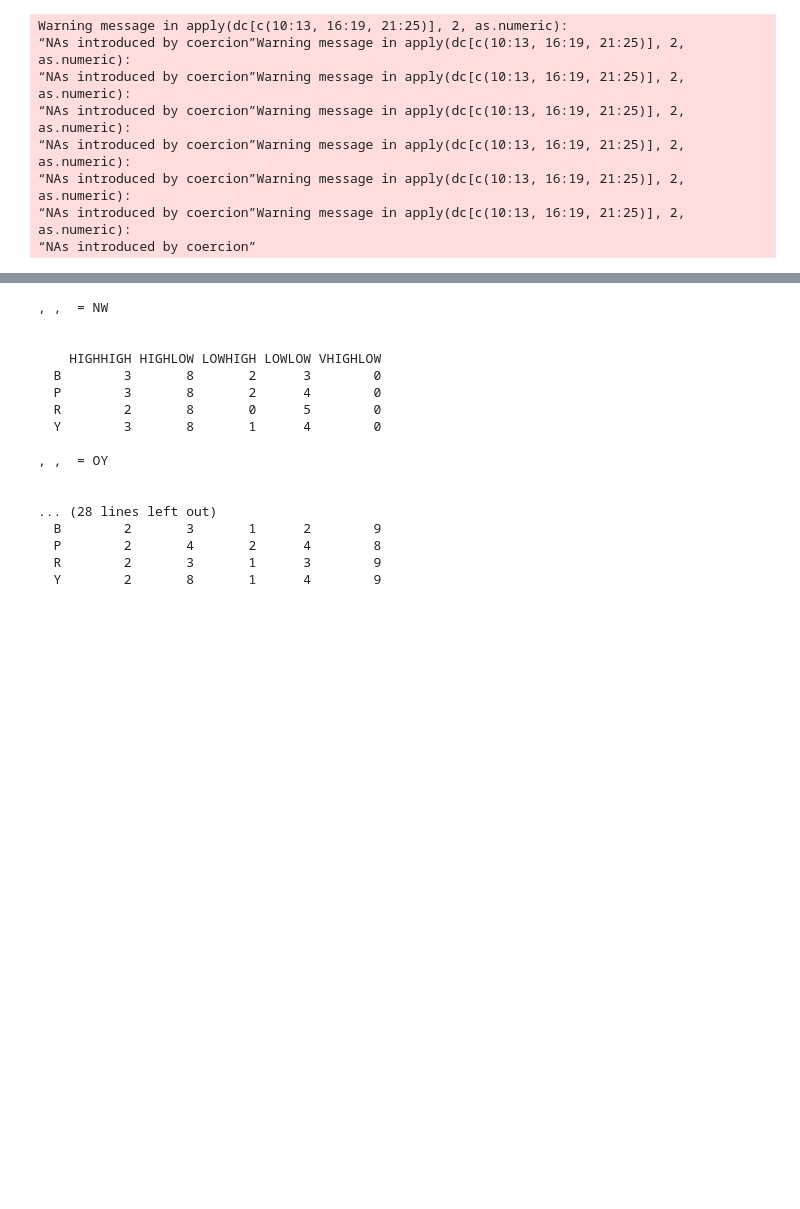
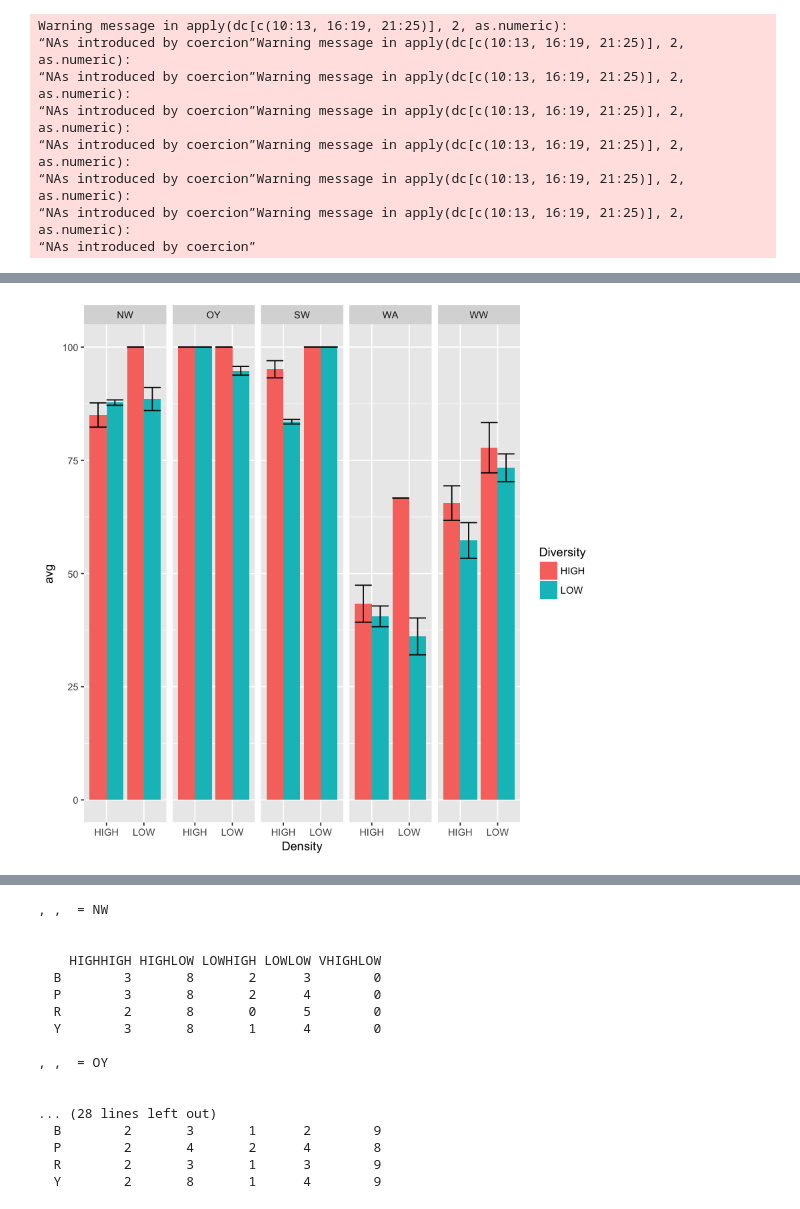
Before and after one commit to sagw/DE1, a Jupyter notebook: Size_RFTM_Prelim.ipynb, the cells around one changed output, grey strips where cells are left out. Drawn from its saved outputs; the diff is of its cells as text; code cells hidden in the pictures; blank space fills up the shorter version.

```diff
--- a/Size_RFTM_Prelim.ipynb
+++ b/Size_RFTM_Prelim.ipynb
@@ -99,0 +146,10 @@ table(cvG3$Color, cvG3$Treatment, cvG3$Site)
+# %%
+CVsurival=aggregate(CVsur~Density+Diversity+Site, data=cv, FUN=multi)
+CVsurival$avg=CVsurival$CVsur[,1]
+CVsurival$sd=CVsurival$CVsur[,2]
+CVsurival=CVsurival[-4]
+ggplot(CVsurival, aes(x = Density, y = avg, fill=Diversity)) +
+        geom_bar(stat="identity", position="dodge")+facet_grid(~Site)+
+ geom_errorbar(aes(ymin=avg-sd, ymax=avg+sd), position="dodge")
+# %% [output]
+[figure, added]
```
Also changed, not shown: parts of 85 cells of this notebook.
